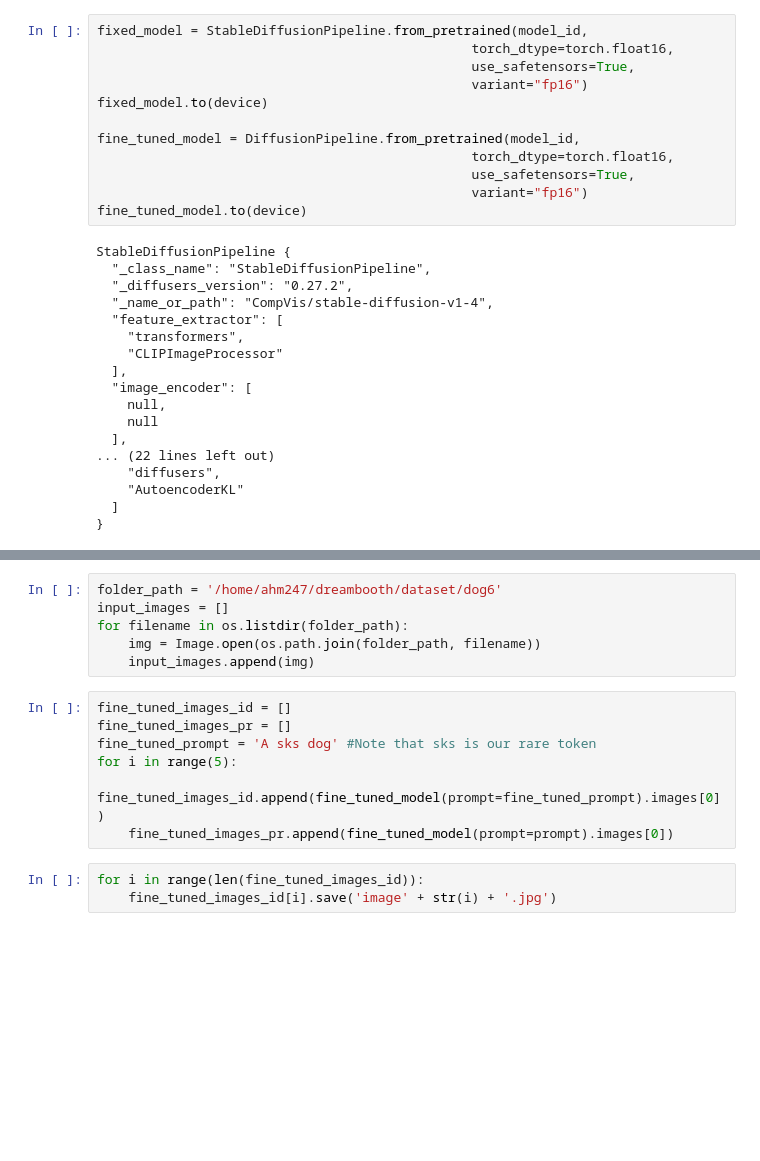
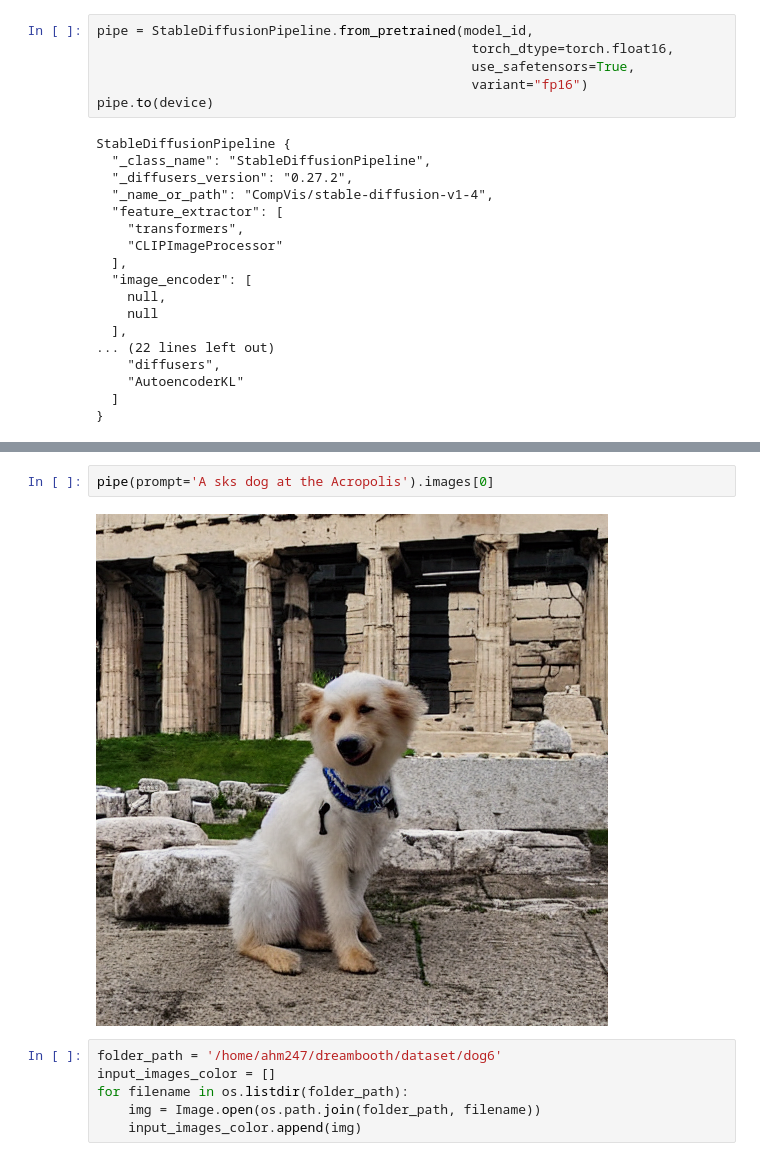
Before and after one commit to arjuuunhm/DreamBooth, a Jupyter notebook: CS4782_Final.ipynb, the cells around one changed output, grey strips where cells are left out. Drawn from its saved outputs; the diff is of its cells as text; blank space fills up the shorter version.

```diff
--- a/CS4782_Final.ipynb
+++ b/CS4782_Final.ipynb
@@ -44,17 +45,11 @@ device = torch.device("cuda" if torch.cuda.is_available() else "cpu")
 # %%
 model_id = "CompVis/stable-diffusion-v1-4"
 # %%
-fixed_model = StableDiffusionPipeline.from_pretrained(model_id,
+pipe = StableDiffusionPipeline.from_pretrained(model_id,
                                                 torch_dtype=torch.float16,
                                                 use_safetensors=True,
                                                 variant="fp16")
-fixed_model.to(device)
-
-fine_tuned_model = DiffusionPipeline.from_pretrained(model_id,
-                                                torch_dtype=torch.float16,
-                                                use_safetensors=True,
-                                                variant="fp16")
-fine_tuned_model.to(device)
+pipe.to(device)
 # %% [output]
 StableDiffusionPipeline {
   "_class_name": "StableDiffusionPipeline",
@@ -81,16 +189,10 @@ for i in range(5):
+# %%
+pipe(prompt='A sks dog at the Acropolis').images[0]
+# %% [output]
+[figure, added]
 # %%
 folder_path = '/home/ahm247/dreambooth/dataset/dog6'
-input_images = []
+input_images_color = []
 for filename in os.listdir(folder_path):
     img = Image.open(os.path.join(folder_path, filename))
-    input_images.append(img)
+    input_images_color.append(img)
-# %%
-fine_tuned_images_id = []
-fine_tuned_images_pr = []
-fine_tuned_prompt = 'A sks dog' #Note that sks is our rare token
-for i in range(5):
-    fine_tuned_images_id.append(fine_tuned_model(prompt=fine_tuned_prompt).images[0])
-    fine_tuned_images_pr.append(fine_tuned_model(prompt=prompt).images[0])
-# %%
-for i in range(len(fine_tuned_images_id)):
-    fine_tuned_images_id[i].save('image' + str(i) + '.jpg')
```
Also changed, not shown: parts of 9 cells of this notebook.
